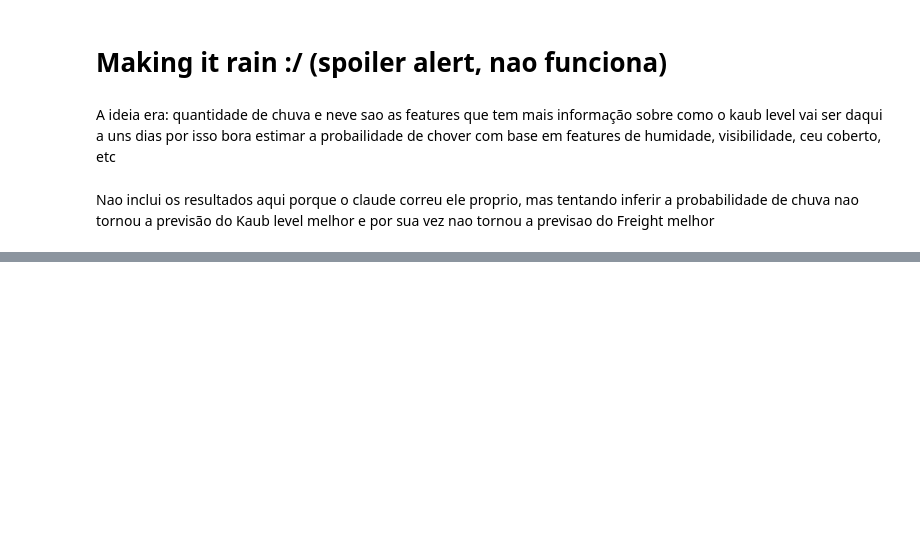
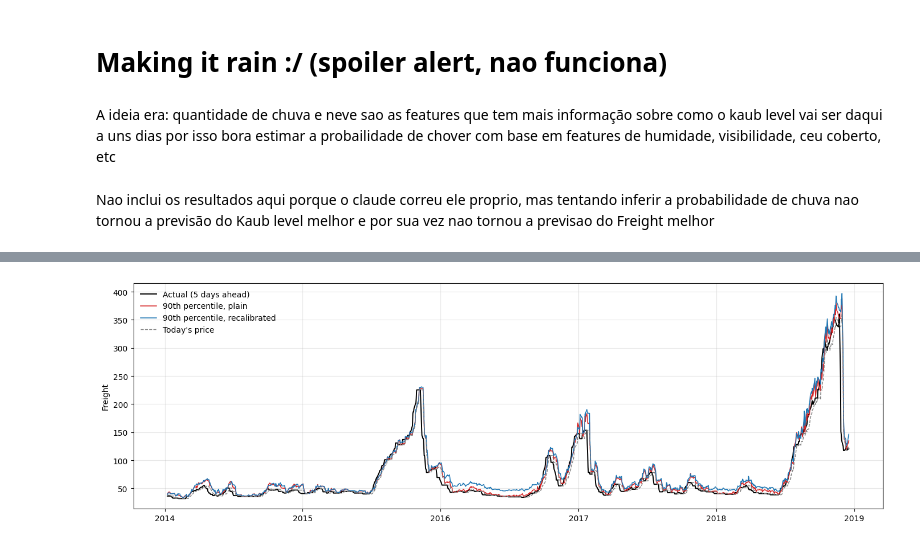
Before and after one commit to pejoCloser/Freight_Challenge, a Jupyter notebook: notebooks/02_initial_feature_engineering.ipynb, the cells around one changed output, grey strips where cells are left out. Cells and saved outputs as stored; diff of their text form; code cells hidden in the pictures; blank space fills up the shorter version.

```diff
--- a/notebooks/02_initial_feature_engineering.ipynb
+++ b/notebooks/02_initial_feature_engineering.ipynb
@@ -1359,0 +1531,81 @@ Nao inclui os resultados aqui porque o claude correu ele proprio, mas tentando i
+# %%
+import numpy as np, pandas as pd
+from sklearn.ensemble import HistGradientBoostingRegressor
+
+# ---------- same helpers as the plain quantile model ----------
+def build_features(df):
+    F, K = df["Freight"], df["Kaub_level"]
+    X = pd.DataFrame(index=df.index)
+    for i in range(3):
+        X[f"dF_l{i}"] = F.diff().shift(i)
+    X["Freight"] = F
+    X["Kaub"] = K
+    for d in (1, 3, 5, 10):
+        X[f"Kaub_d{d}"] = K.diff(d)
+    return X.fillna(0)
+
+def pinball(y_true, y_pred, tau):
+    e = y_true - y_pred
+    return np.mean(np.maximum(tau * e, (tau - 1) * e))
+
+def make_model(tau):
+    return HistGradientBoostingRegressor(loss="quantile", quantile=tau, max_depth=3,
+                                         learning_rate=0.05, max_iter=200,
+                                         min_samples_leaf=20, random_state=0)
+
+TAU     = 0.90
+CAL_FRAC, GAP = 0.25, 5          # last 25% of the training rows are used for calibration, 5-row gap before them
+Xq      = build_features(df_model)
+today   = df_model["Freight"]
+y_delta = y - today
+
+rows, preds_c = [], []
+for scheme, tscv_ in splitters.items():
+    for fold, (tr, te) in enumerate(tscv_.split(Xq)):
+        cut = int(len(tr) * (1 - CAL_FRAC))
+        fit_idx, cal_idx = tr[:cut - GAP], tr[cut:]            # older part: fit | newer part: calibrate
+
+        # plain model (trained on the whole training set)
+        m_plain = make_model(TAU).fit(Xq.iloc[tr], y_delta.iloc[tr])
+        q_plain = today.iloc[te] + m_plain.predict(Xq.iloc[te])
+
+        # recalibrated model
+        m = make_model(TAU).fit(Xq.iloc[fit_idx], y_delta.iloc[fit_idx])
+        scores = (y_delta.iloc[cal_idx] - m.predict(Xq.iloc[cal_idx])).values   # how far the real change went above the predicted q90
+        k = int(np.ceil((len(scores) + 1) * TAU))                              # finite-sample rank
+        correction = np.sort(scores)[min(k, len(scores)) - 1]                  # shift needed to cover ~90% of calibration days
+        q_conf = today.iloc[te] + m.predict(Xq.iloc[te]) + correction
+
+        y_true = y.iloc[te]
+        low_water = df_model["Kaub_level"].iloc[te] < 100
+        for name, q in [("Plain", q_plain), ("Recalibrated", q_conf)]:
+            rows.append({"scheme": scheme, "fold": fold, "model": name,
+                         "correction": correction if name == "Recalibrated" else 0.0,
+                         "coverage": (y_true <= q).mean(),                                  # target: 0.90
+                         "coverage low-water": (y_true[low_water] <= q[low_water]).mean() if low_water.any() else np.nan,
+                         "coverage other": (y_true[~low_water] <= q[~low_water]).mean(),
+                         "pinball": pinball(y_true, q, TAU),
+                         "mean margin above today": (q - today.iloc[te]).mean()})
+        preds_c.append(pd.DataFrame({"scheme": scheme, "fold": fold, "Date": dates.iloc[te].values,
+                                     "actual": y_true.values, "today": today.iloc[te].values,
+                                     "q90_plain": q_plain.values, "q90_recal": q_conf.values}))
+
+res_c   = pd.DataFrame(rows)
+preds_c = pd.concat(preds_c, ignore_index=True)
+
+print(res_c.groupby(["scheme", "model"])[["coverage", "coverage low-water", "coverage other",
+                                          "pinball", "mean margin above today"]].mean().round(2).to_string())
+print("\nCorrection added to the bound, per fold:")
+print(res_c[res_c.model == "Recalibrated"].pivot(index="fold", columns="scheme", values="correction").round(2))
+
+# ---------- plot: last 150 days of the expanding scheme ----------
+import matplotlib.pyplot as plt
+p = preds_c[preds_c["scheme"] == "expanding (default)"].sort_values("Date")#.tail(150)
+fig, ax = plt.subplots(figsize=(14, 4.5))
+ax.plot(p["Date"], p["actual"], color="black", lw=1.4, label="Actual (5 days ahead)")
+ax.plot(p["Date"], p["q90_plain"], color="tab:red", lw=1.1, label="90th percentile, plain")
+ax.plot(p["Date"], p["q90_recal"], color="tab:blue", lw=1.1, label="90th percentile, recalibrated")
+ax.plot(p["Date"], p["today"], color="tab:grey", ls="--", lw=1, label="Today's price")
+ax.set_ylabel("Freight"); ax.legend(frameon=False); ax.grid(alpha=0.3)
+plt.tight_layout(); plt.show()
+# %% [output]
@@ -1359,0 +1627 @@ Nao inclui os resultados aqui porque o claude correu ele proprio, mas tentando i
+[figure, added]
```
Also changed, not shown: parts of 15 cells of this notebook.
